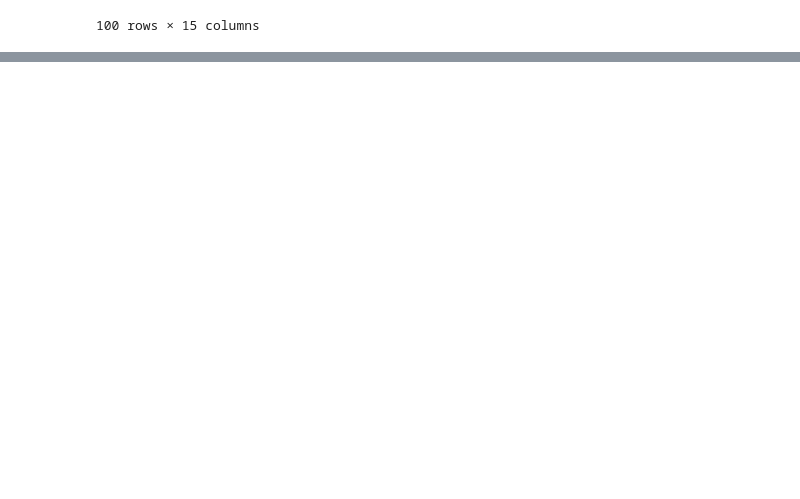
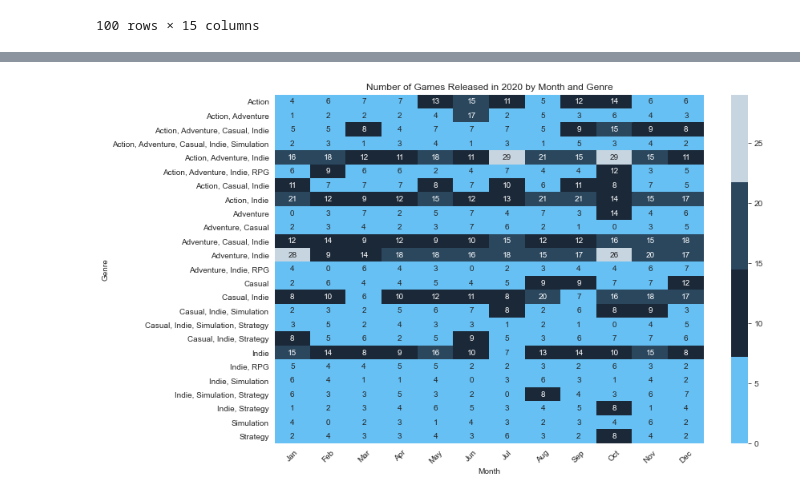
Before and after one commit to dmm4613/steam-games-eda, a Jupyter notebook: steam-eda.ipynb, the cells around one changed output, grey strips where cells are left out. Cells and saved outputs as stored; diff of their text form; code cells hidden in the pictures; blank space fills up the shorter version.

```diff
--- a/steam-eda.ipynb
+++ b/steam-eda.ipynb
@@ -38,6 +40,8 @@ from scipy import stats
 import seaborn as sns
 # %%
 df = pd.read_csv('data/games.csv')
+df_genres = pd.read_csv('data/games-genres.csv')
+
 df.info()
 # %% [output]
 <class 'pandas.core.frame.DataFrame'>
@@ -317,0 +387,37 @@ plt.show()
+# %%
+games_2020['genres'].value_counts().head(25)
+
+genre_counts = games_2020['genres'].value_counts()
+
+top_25_genres = genre_counts.head(25).index
+
+filtered_games = games_2020[games_2020['genres'].isin(top_25_genres)]
+# %%
+month_order = ['Jan', 'Feb', 'Mar', 'Apr', 'May', 'Jun', 'Jul', 'Aug', 'Sep', 'Oct', 'Nov', 'Dec']
+
+# Pivot the DataFrame to get counts of games by month and genre
+heatmap_data = filtered_games.pivot_table(
+    index='genres',   # Rows will be genres
+    columns='month',  # Columns will be months
+    aggfunc='size',   # Count occurrences
+    fill_value=0      # Fill missing values with 0
+)
+
+heatmap_data = heatmap_data.reindex(columns=month_order)
+# %%
+# Set the seaborn style
+sns.set_style(style="whitegrid")
+
+# Create the heatmap
+plt.figure(figsize=(12, 8))
+
+sns.heatmap(heatmap_data, cmap=custom_palette, annot=True, fmt='d')
+
+plt.title('Number of Games Released in 2020 by Month and Genre')
+plt.xlabel('Month')
+plt.ylabel('Genre')
+plt.xticks(rotation=45)
+plt.yticks(rotation=0)
+plt.show()
+# %% [output]
+[figure, added]
```
Also changed, not shown: parts of 25 cells of this notebook.
